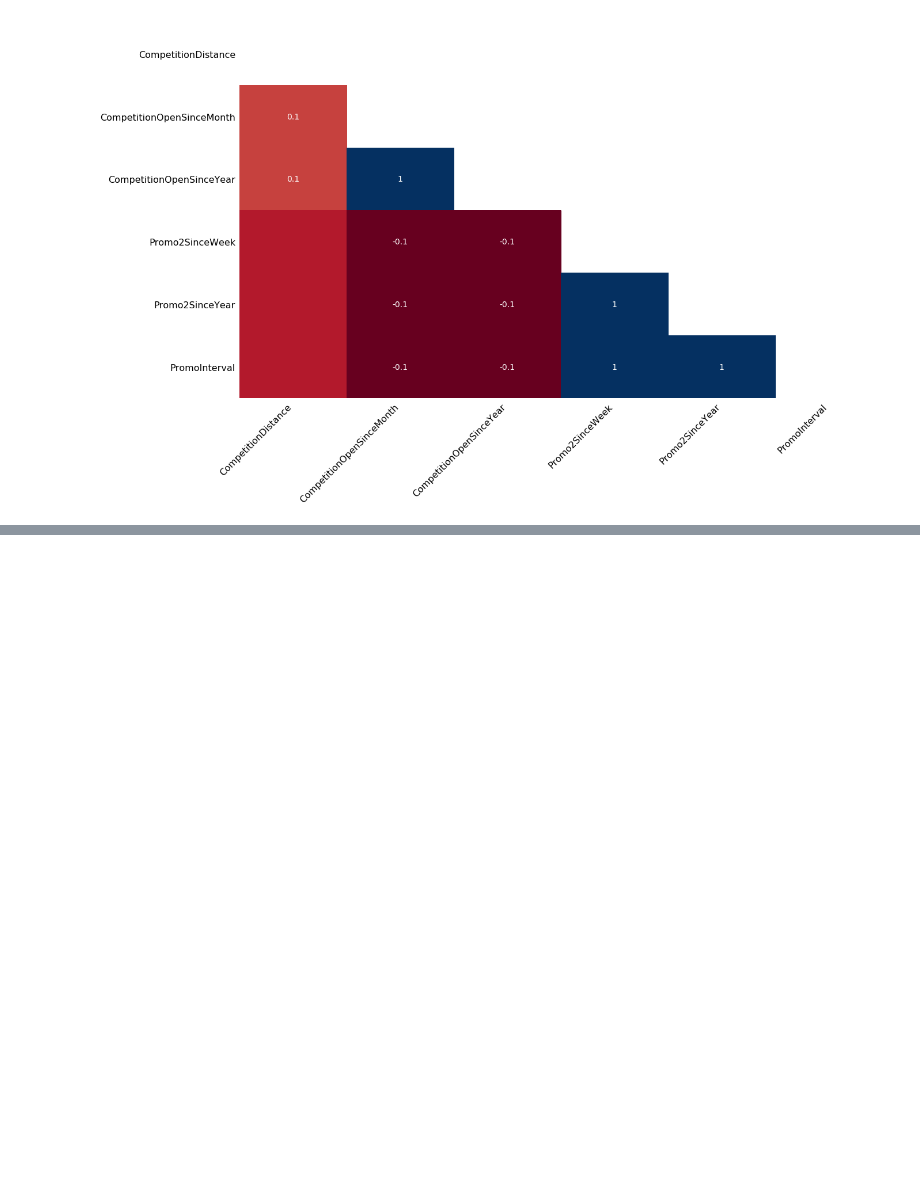
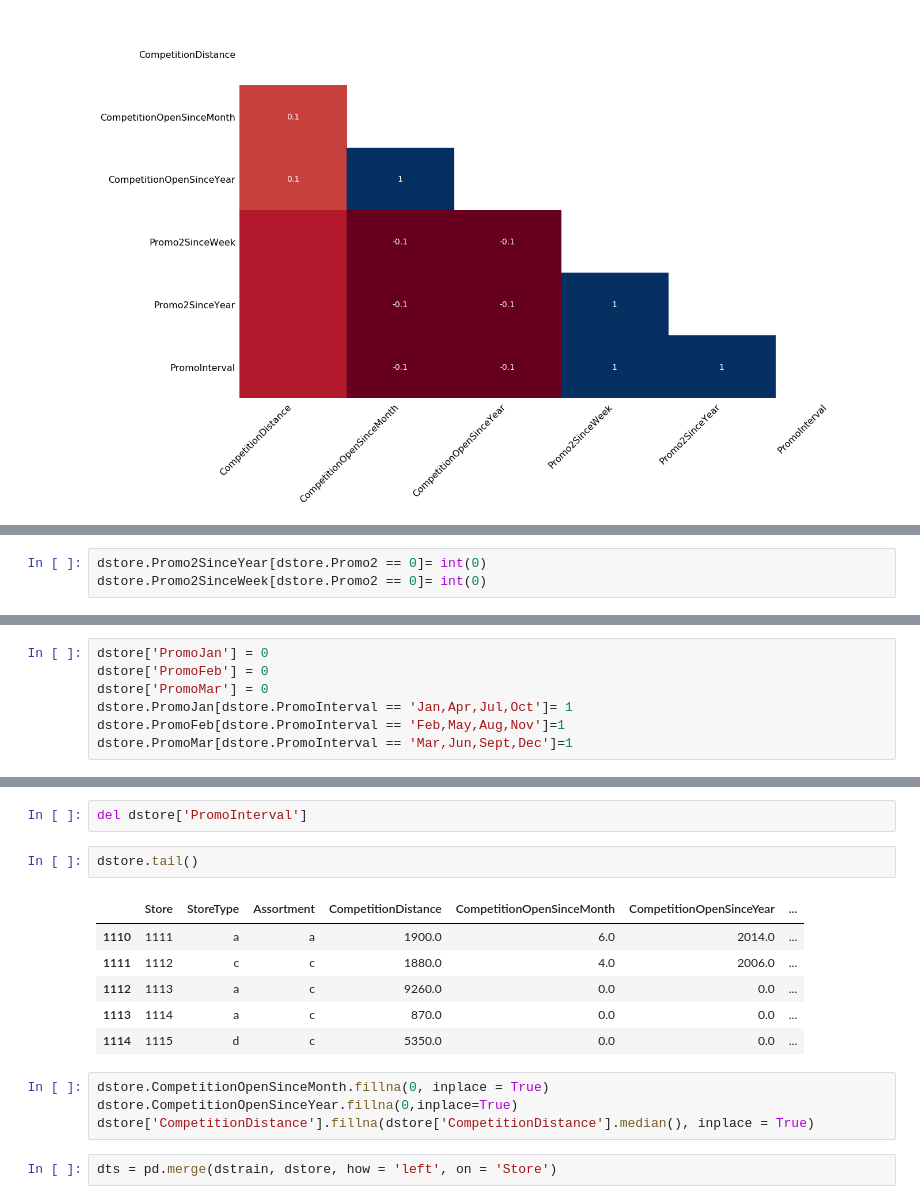
Before and after one commit to yasserbekkali/projetBD, a Jupyter notebook: projetWS.ipynb, the cells around one changed output, grey strips where cells are left out. Drawn from its saved outputs; the diff is of its cells as text; blank space fills up the shorter version.

```diff
--- a/projetWS.ipynb
+++ b/projetWS.ipynb
@@ -232,0 +241,3 @@ msno.dendrogram(dstore)
+# %%
+dstore.Promo2SinceYear[dstore.Promo2 == 0]= int(0)
+dstore.Promo2SinceWeek[dstore.Promo2 == 0]= int(0)
@@ -232,0 +267,7 @@ msno.dendrogram(dstore)
+# %%
+dstore['PromoJan'] = 0
+dstore['PromoFeb'] = 0
+dstore['PromoMar'] = 0
+dstore.PromoJan[dstore.PromoInterval == 'Jan,Apr,Jul,Oct']= 1
+dstore.PromoFeb[dstore.PromoInterval == 'Feb,May,Aug,Nov']=1
+dstore.PromoMar[dstore.PromoInterval == 'Mar,Jun,Sept,Dec']=1
@@ -232,0 +286,17 @@ msno.dendrogram(dstore)
+# %%
+del dstore['PromoInterval']
+# %%
+dstore.tail()
+# %% [output]
+|  | Store | StoreType | Assortment | CompetitionDistance | CompetitionOpenSinceMonth | CompetitionOpenSinceYear | ... |
+| 1110 | 1111 | a | a | 1900.0 | 6.0 | 2014.0 | ... |
+| 1111 | 1112 | c | c | 1880.0 | 4.0 | 2006.0 | ... |
+| 1112 | 1113 | a | c | 9260.0 | 0.0 | 0.0 | ... |
+| 1113 | 1114 | a | c | 870.0 | 0.0 | 0.0 | ... |
+| 1114 | 1115 | d | c | 5350.0 | 0.0 | 0.0 | ... |
+# %%
+dstore.CompetitionOpenSinceMonth.fillna(0, inplace = True)
+dstore.CompetitionOpenSinceYear.fillna(0,inplace=True)
+dstore['CompetitionDistance'].fillna(dstore['CompetitionDistance'].median(), inplace = True)
+# %%
+dts = pd.merge(dstrain, dstore, how = 'left', on = 'Store')
```
Also changed, not shown: parts of 8 cells of this notebook.
